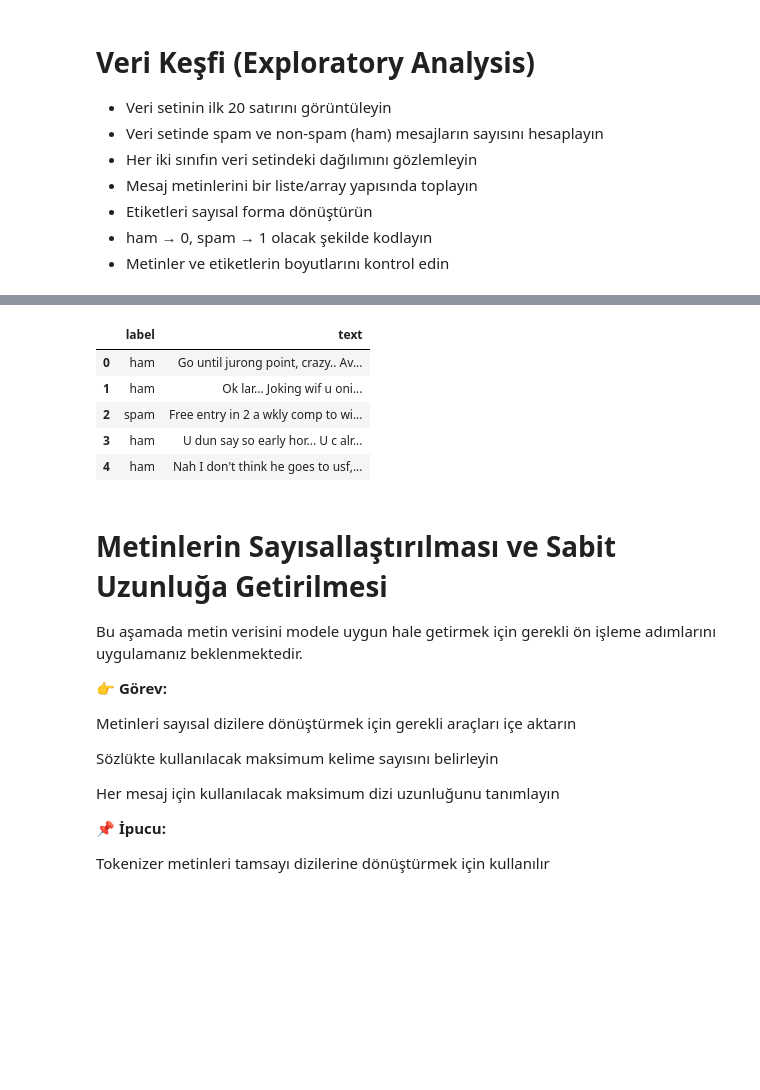
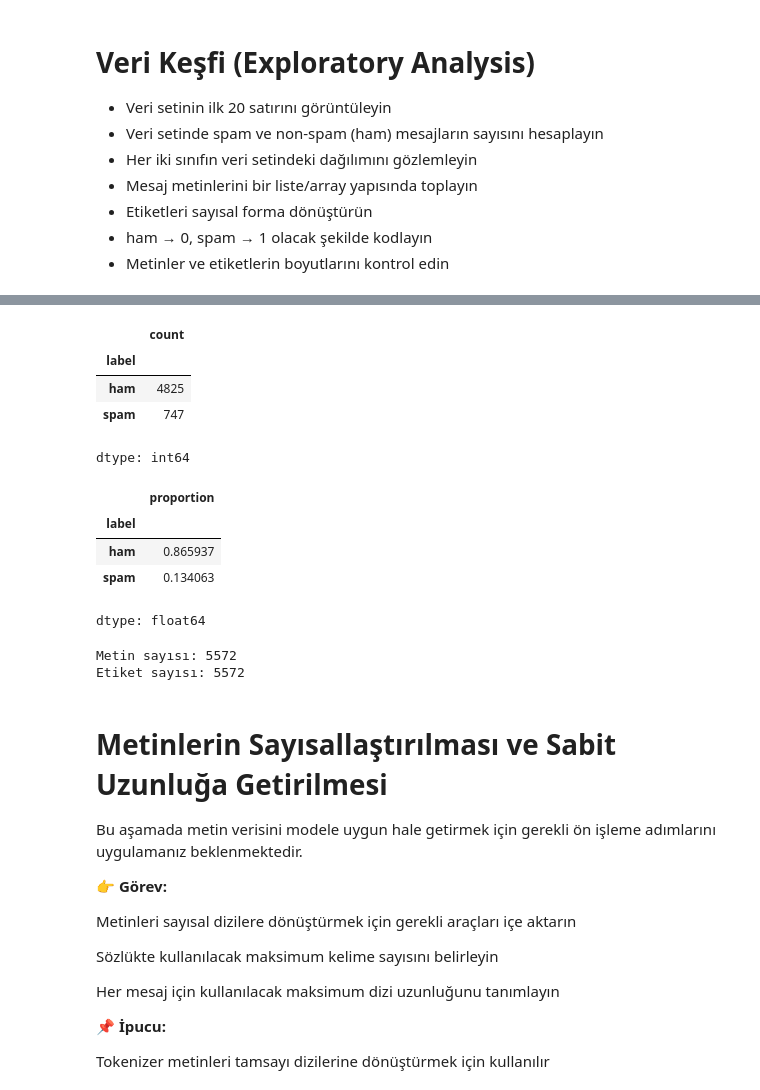
Before and after one commit to ezgiyazici30/2.-hafta, a Jupyter notebook: notebooks/SpamTextClassification.ipynb, the cells around one changed output, grey strips where cells are left out. Saved outputs shown, nothing was run; the diff lists cells and outputs as text; code cells hidden in the pictures; blank space fills up the shorter version.

```diff
--- a/notebooks/SpamTextClassification.ipynb
+++ b/notebooks/SpamTextClassification.ipynb
@@ -142,11 +128,16 @@ Index(['Category', 'Message'], dtype='object')
 # %%
-df.columns = ["label", "text"]
+df["label"].value_counts()
+# %% [output]
+|  | count |
+| label |  |
+| ham | 4825 |
+| spam | 747 |
+dtype: int64
-# %%
-df.head()
-# %% [output]
-|  | label | text |
-| 0 | ham | Go until jurong point, crazy.. Av... |
-| 1 | ham | Ok lar... Joking wif u oni... |
-| 2 | spam | Free entry in 2 a wkly comp to wi... |
-| 3 | ham | U dun say so early hor... U c alr... |
-| 4 | ham | Nah I don't think he goes to usf,... |
+# %%
+df["label"].value_counts(normalize=True)
+# %% [output]
+|  | proportion |
+| label |  |
+| ham | 0.865937 |
+| spam | 0.134063 |
+dtype: float64
@@ -153,3 +149,9 @@ df.head()
+# %%
+print("Metin sayısı:", len(texts))
+print("Etiket sayısı:", len(labels))
+# %% [output]
+Metin sayısı: 5572
+Etiket sayısı: 5572
 # %% [markdown]
 # **Metinlerin Sayısallaştırılması ve Sabit Uzunluğa Getirilmesi**
 
```
Also changed, not shown: parts of 27 cells of this notebook.
